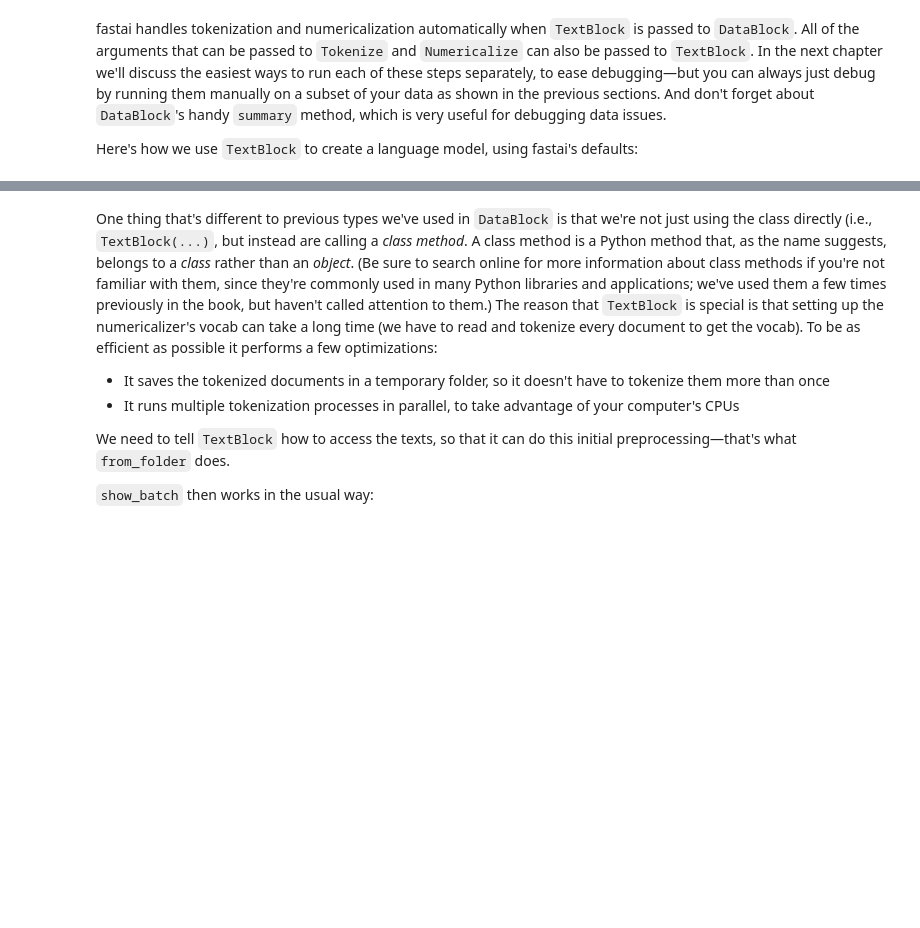
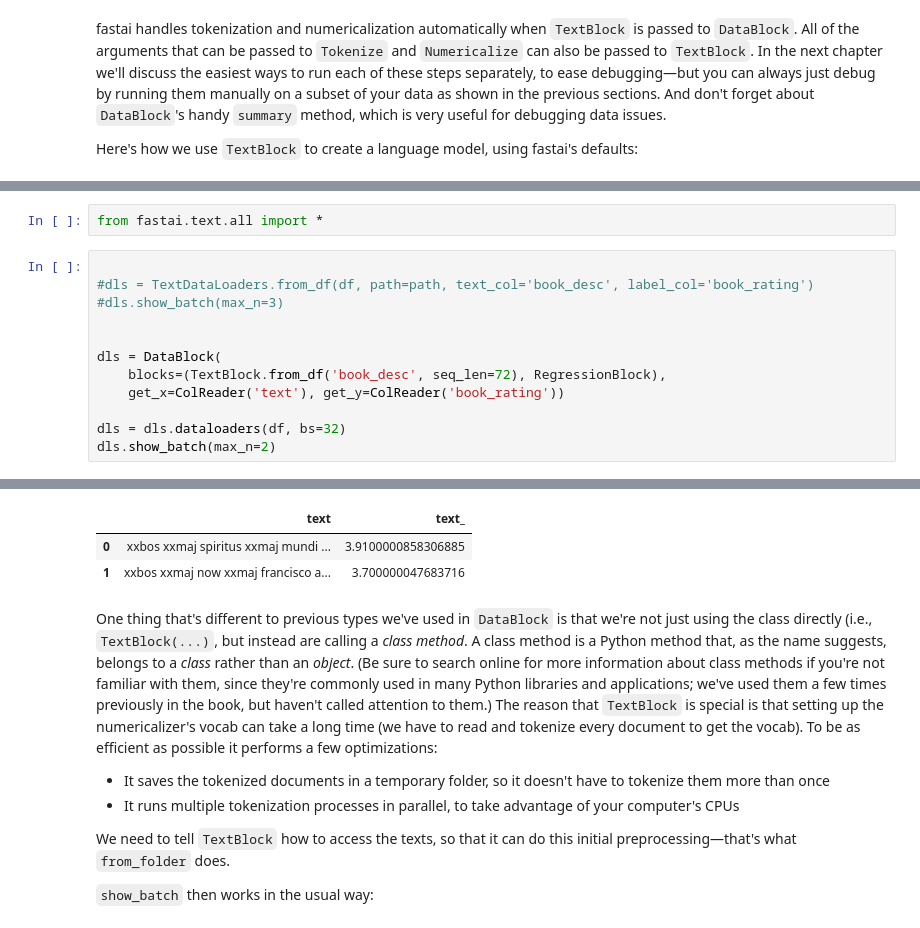
Before and after one commit to afortuny/DeepLearningFastAI, a Jupyter notebook: 11_nlp.ipynb, the cells around one changed output, grey strips where cells are left out. Cells and saved outputs as stored; diff of their text form; blank space fills up the shorter version.

Commit message:
fix data loader, issues with cuda memory

```diff
--- a/11_nlp.ipynb
+++ b/11_nlp.ipynb
@@ -393,3 +388,18 @@ dls_lm = DataBlock(
 ).dataloaders(path, path=path, bs=128, seq_len=80)
 # %% [output]
 [interactive output not drawn]
+# %%
+from fastai.text.all import *
+# %%
+
+#dls = TextDataLoaders.from_df(df, path=path, text_col='book_desc', label_col='book_rating')
+#dls.show_batch(max_n=3)
+
+
+dls = DataBlock(
+    blocks=(TextBlock.from_df('book_desc', seq_len=72), RegressionBlock),
+    get_x=ColReader('text'), get_y=ColReader('book_rating'))
+
+dls = dls.dataloaders(df, bs=32)
+dls.show_batch(max_n=2)
+# %% [output]
@@ -396,3 +407,6 @@ dls_lm = DataBlock(
+|  | text | text_ |
+| 0 | xxbos xxmaj spiritus xxmaj mundi ... | 3.9100000858306885 |
+| 1 | xxbos xxmaj now xxmaj francisco a... | 3.700000047683716 |
 # %% [markdown]
 One thing that's different to previous types we've used in `DataBlock` is that we're not just using the class directly (i.e., `TextBlock(...)`, but instead are calling a *class method*. A class method is a Python method that, as the name suggests, belongs to a *class* rather than an *object*. (Be sure to search online for more information about class methods if you're not familiar with them, since they're commonly used in many Python libraries and applications; we've used them a few times previously in the book, but haven't called attention to them.) The reason that `TextBlock` is special is that setting up the numericalizer's vocab can take a long time (we have to read and tokenize every document to get the vocab). To be as efficient as possible it performs a few optimizations:
 
```
Also changed, not shown: parts of 8 cells of this notebook.
